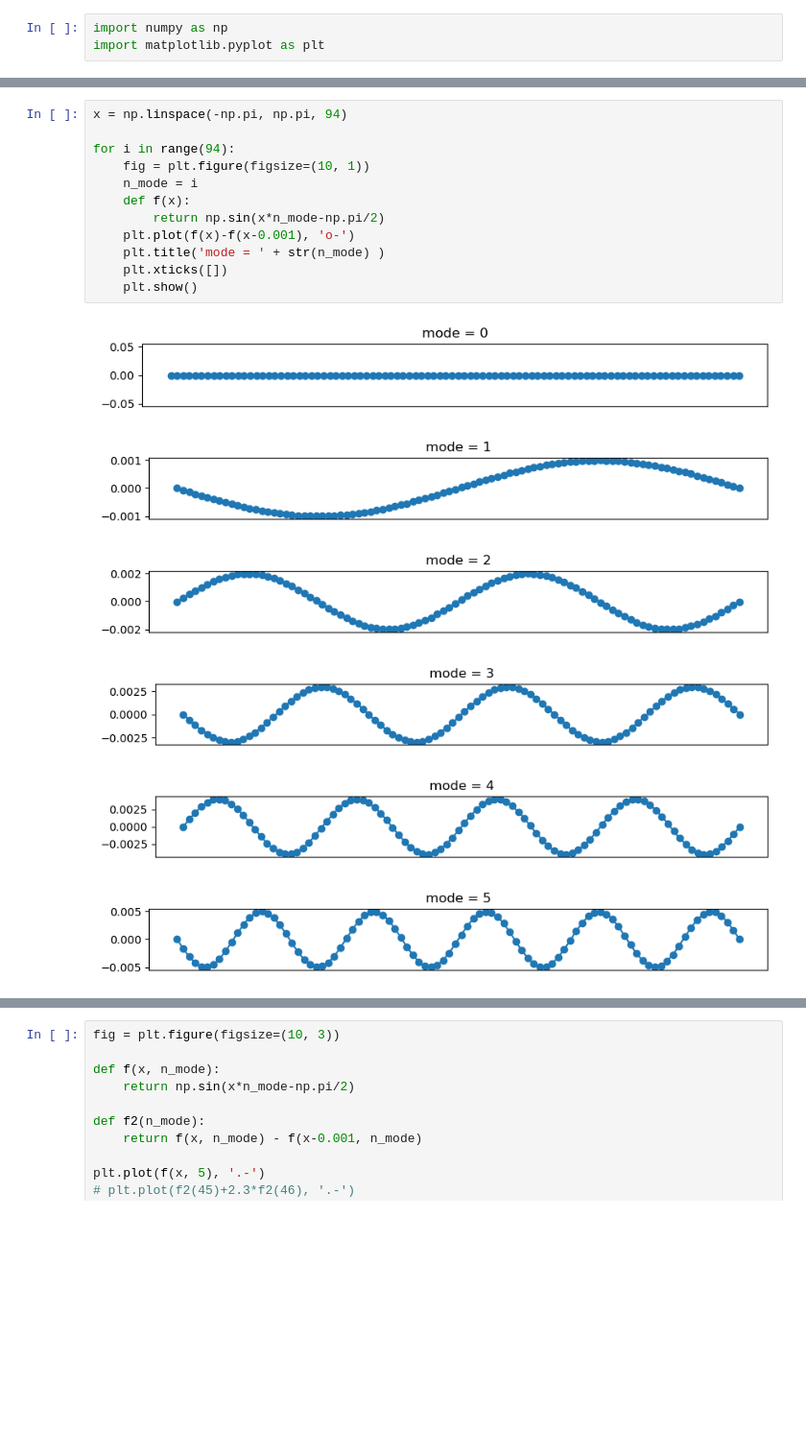
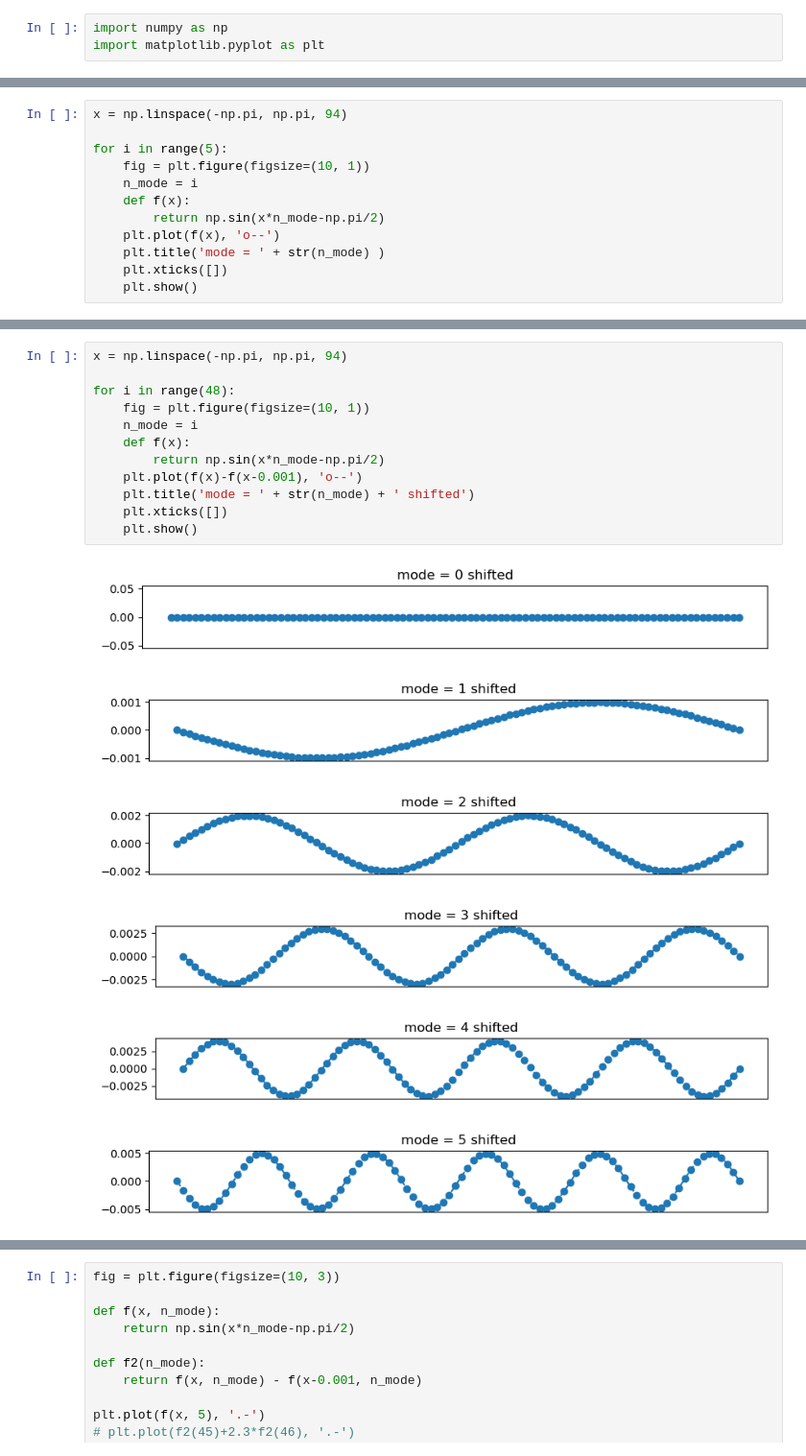
Before and after one commit to jinglinzhao/NEID_solar, a Jupyter notebook: Fourier modes shifts.ipynb, the cells around one changed output, grey strips where cells are left out. Shown at 96% size. Cells and saved outputs as stored; diff of their text form; blank space fills up the shorter version.

```diff
--- a/Fourier modes shifts.ipynb
+++ b/Fourier modes shifts.ipynb
@@ -18,0 +21,12 @@ plt.show()
+# %%
+x = np.linspace(-np.pi, np.pi, 94)
+
+for i in range(5):
+    fig = plt.figure(figsize=(10, 1))
+    n_mode = i
+    def f(x):
+        return np.sin(x*n_mode-np.pi/2)
+    plt.plot(f(x), 'o--')
+    plt.title('mode = ' + str(n_mode) )
+    plt.xticks([])
+    plt.show()
@@ -19,19 +39,19 @@ plt.show()
 # %%
 x = np.linspace(-np.pi, np.pi, 94)
 
-for i in range(94):
+for i in range(48):
     fig = plt.figure(figsize=(10, 1))
     n_mode = i
     def f(x):
         return np.sin(x*n_mode-np.pi/2)
-    plt.plot(f(x)-f(x-0.001), 'o-')
-    plt.title('mode = ' + str(n_mode) )
+    plt.plot(f(x)-f(x-0.001), 'o--')
+    plt.title('mode = ' + str(n_mode) + ' shifted')
     plt.xticks([])
     plt.show()
 # %% [output]
-[figure, old version]
+[figure, new version]
-[figure, old version]
+[figure, new version]
-[figure, old version]
+[figure, new version]
-[figure, old version]
+[figure, new version]
-[figure, old version]
+[figure, new version]
-[figure, old version]
+[figure, new version]
```
Also changed, not shown: parts of 4 cells of this notebook, 13 other files.
